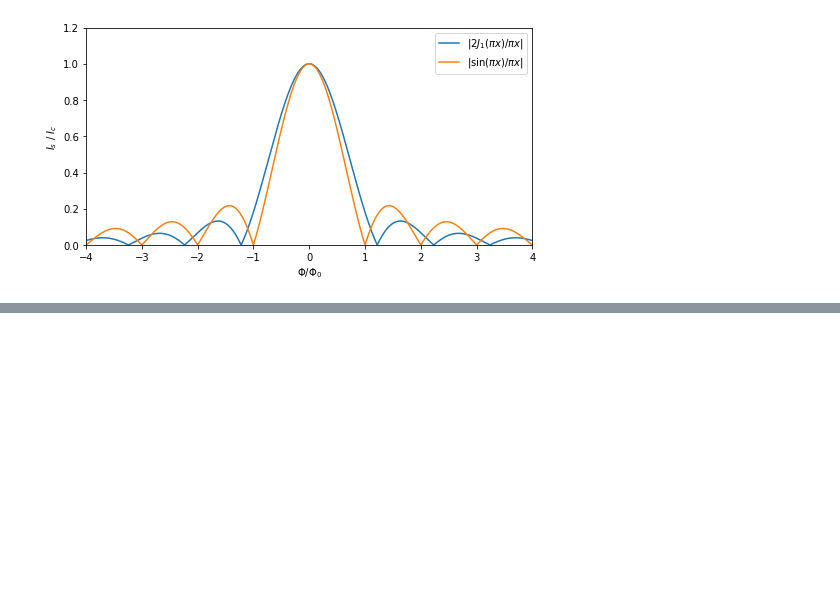
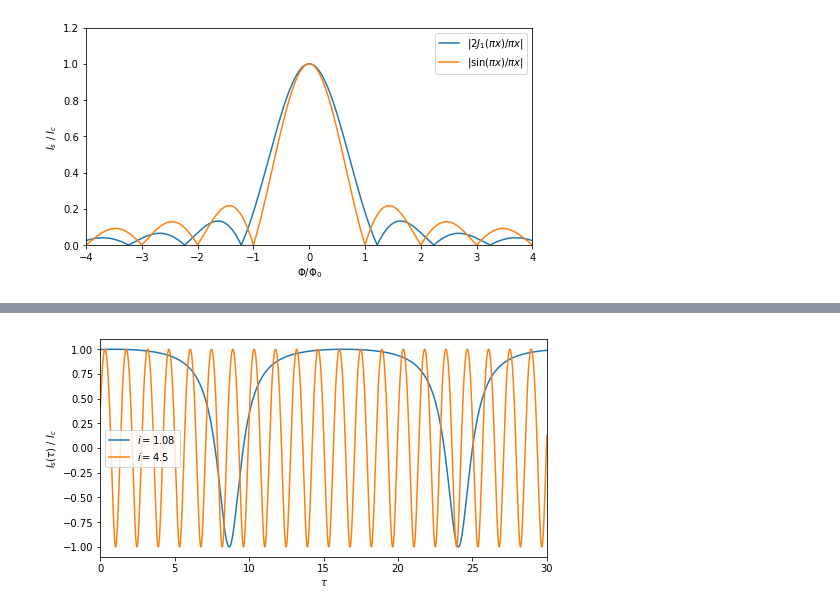
Before and after one commit to JackRBlack/scientific-computing, a Jupyter notebook: Josephson junction.ipynb, the cells around one changed output, grey strips where cells are left out. Drawn from its saved outputs; the diff is of its cells as text; code cells hidden in the pictures; blank space fills up the shorter version.

```diff
--- a/Josephson junction.ipynb
+++ b/Josephson junction.ipynb
@@ -24,0 +55,20 @@ plt.show()
+# %%
+tau = np.linspace(0, 30, 5000)
+
+plt.figure(figsize=(8,4))
+
+plt.plot(tau, I(tau, 1.08))
+plt.plot(tau, I(tau, 4.5))
+
+plt.xlim(0, 30)
+#plt.ylim(0, 1.2)
+plt.xlabel('$\\tau$')
+plt.ylabel('$I_s(\\tau)$ / $I_c$')
+
+plt.legend(['$i = 1.08$', '$i = 4.5$'])
+
+# plt.savefig("I.eps", dpi = 300, format = 'eps')
+
+plt.show()
+# %% [output]
+[figure, added]
```
Also changed, not shown: parts of 4 cells of this notebook, 7 other files.
